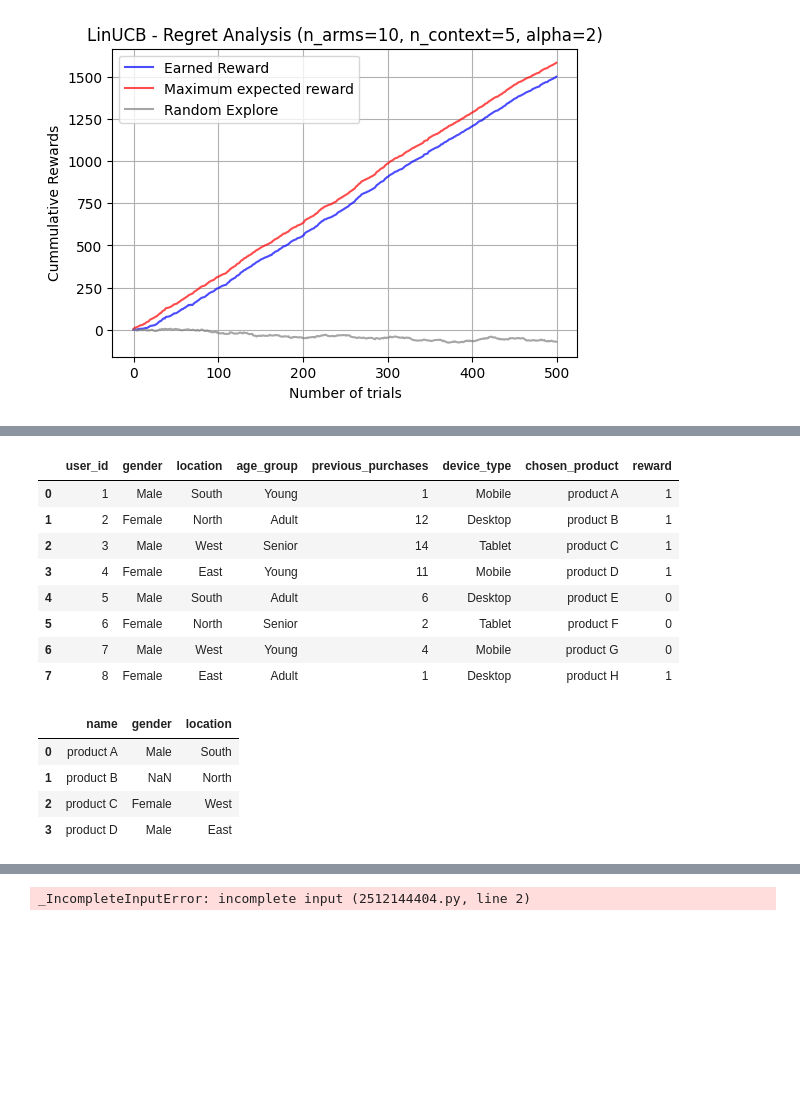
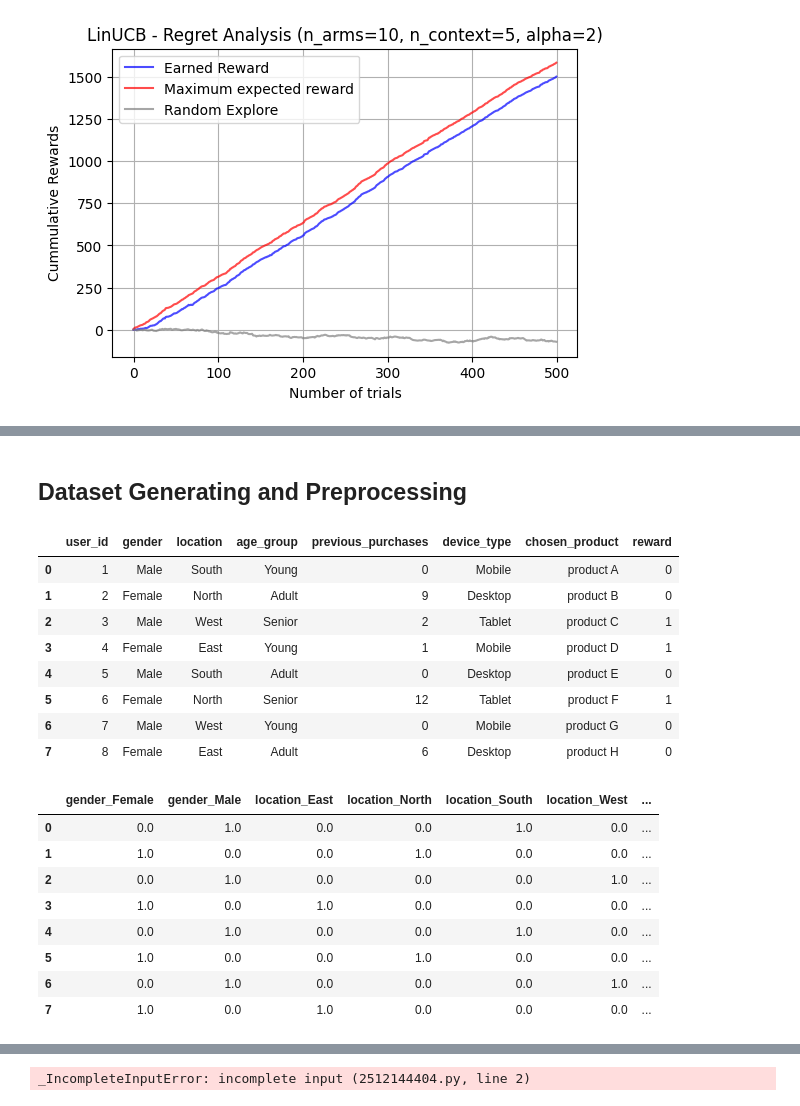
Before and after one commit to ReinerJasin/Multi-Armed-Bandit, a Jupyter notebook: contextual_bandit.ipynb, the cells around one changed output, grey strips where cells are left out. Drawn from its saved outputs; the diff is of its cells as text; code cells hidden in the pictures; blank space fills up the shorter version.

```diff
--- a/contextual_bandit.ipynb
+++ b/contextual_bandit.ipynb
@@ -447,3 +449,5 @@ plt.show()
+# %% [markdown]
+## Dataset Generating and Preprocessing
 # %%
 # For MAB it's
 action_list = [] # Filled with the estimated reward
@@ -471,7 +475,7 @@ sample_data = {
     'reward': np.random.choice([0, 1], size=8)  # Simulated reward (1=success, 0=failure)
 }
 
-data = pd.DataFrame(data=sample_data, index=[0, 1, 2, 3, 4, 5, 6, 7])
+raw_data = pd.DataFrame(data=sample_data, index=[0, 1, 2, 3, 4, 5, 6, 7])
 
 # From
 #         name	 gender	 location
@@ -486,18 +490,18 @@ data = pd.DataFrame(data=sample_data, index=[0, 1, 2, 3, 4, 5, 6, 7])
 # 1            0              0               0               1              0              0
 # 2            0              1               0               0              1              0
 # 3            1              0               0               0              0              1
-# %%
-data
-# %% [output]
-|  | user_id | gender | location | age_group | previous_purchases | device_type | chosen_product | reward |
-| 0 | 1 | Male | South | Young | 1 | Mobile | product A | 1 |
-| 1 | 2 | Female | North | Adult | 12 | Desktop | product B | 1 |
-| 2 | 3 | Male | West | Senior | 14 | Tablet | product C | 1 |
-| 3 | 4 | Female | East | Young | 11 | Mobile | product D | 1 |
-| 4 | 5 | Male | South | Adult | 6 | Desktop | product E | 0 |
-| 5 | 6 | Female | North | Senior | 2 | Tablet | product F | 0 |
-| 6 | 7 | Male | West | Young | 4 | Mobile | product G | 0 |
-| 7 | 8 | Female | East | Adult | 1 | Desktop | product H | 1 |
+# %%
+raw_data
+# %% [output]
+|  | user_id | gender | location | age_group | previous_purchases | device_type | chosen_product | reward |
+| 0 | 1 | Male | South | Young | 0 | Mobile | product A | 0 |
+| 1 | 2 | Female | North | Adult | 9 | Desktop | product B | 0 |
+| 2 | 3 | Male | West | Senior | 2 | Tablet | product C | 1 |
+| 3 | 4 | Female | East | Young | 1 | Mobile | product D | 1 |
+| 4 | 5 | Male | South | Adult | 0 | Desktop | product E | 0 |
+| 5 | 6 | Female | North | Senior | 12 | Tablet | product F | 1 |
+| 6 | 7 | Male | West | Young | 0 | Mobile | product G | 0 |
+| 7 | 8 | Female | East | Adult | 6 | Desktop | product H | 0 |
 # %%
 # One hot encode the data
 
@@ -508,10 +512,14 @@ encoded_columns = encoder.get_feature_names_out(['gender', 'location'])
 
 one_hot_data = pd.DataFrame(encoded_data, columns=encoded_columns)
-# %%
-data
-# %% [output]
-|  | name | gender | location |
-| 0 | product A | Male | South |
-| 1 | product B | NaN | North |
-| 2 | product C | Female | West |
-| 3 | product D | Male | East |
+# %%
+one_hot_data
+# %% [output]
+|  | gender_Female | gender_Male | location_East | location_North | location_South | location_West | ... |
+| 0 | 0.0 | 1.0 | 0.0 | 0.0 | 1.0 | 0.0 | ... |
+| 1 | 1.0 | 0.0 | 0.0 | 1.0 | 0.0 | 0.0 | ... |
+| 2 | 0.0 | 1.0 | 0.0 | 0.0 | 0.0 | 1.0 | ... |
+| 3 | 1.0 | 0.0 | 1.0 | 0.0 | 0.0 | 0.0 | ... |
+| 4 | 0.0 | 1.0 | 0.0 | 0.0 | 1.0 | 0.0 | ... |
+| 5 | 1.0 | 0.0 | 0.0 | 1.0 | 0.0 | 0.0 | ... |
+| 6 | 0.0 | 1.0 | 0.0 | 0.0 | 0.0 | 1.0 | ... |
+| 7 | 1.0 | 0.0 | 1.0 | 0.0 | 0.0 | 0.0 | ... |
```
Also changed, not shown: parts of 9 cells of this notebook.
